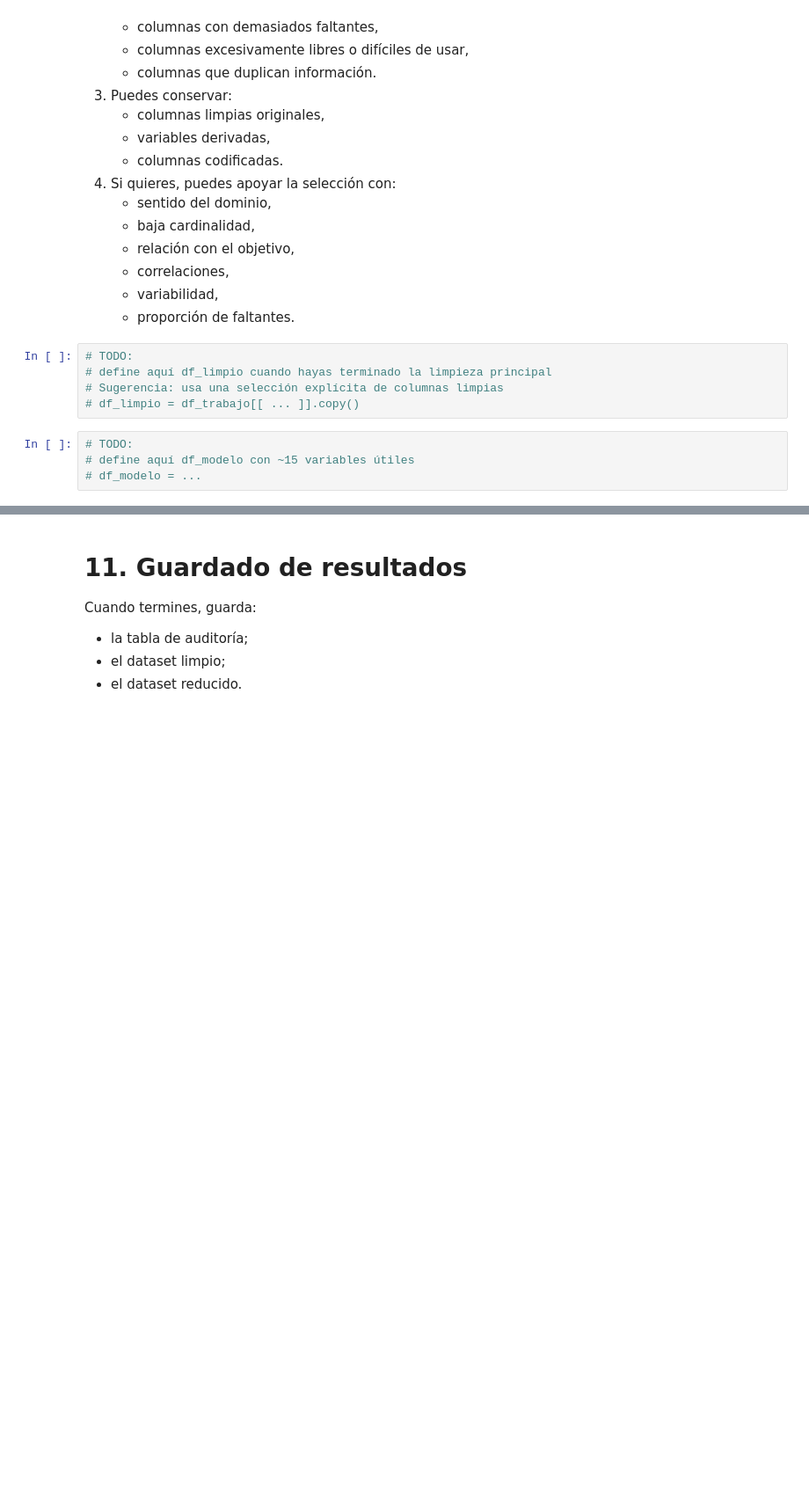
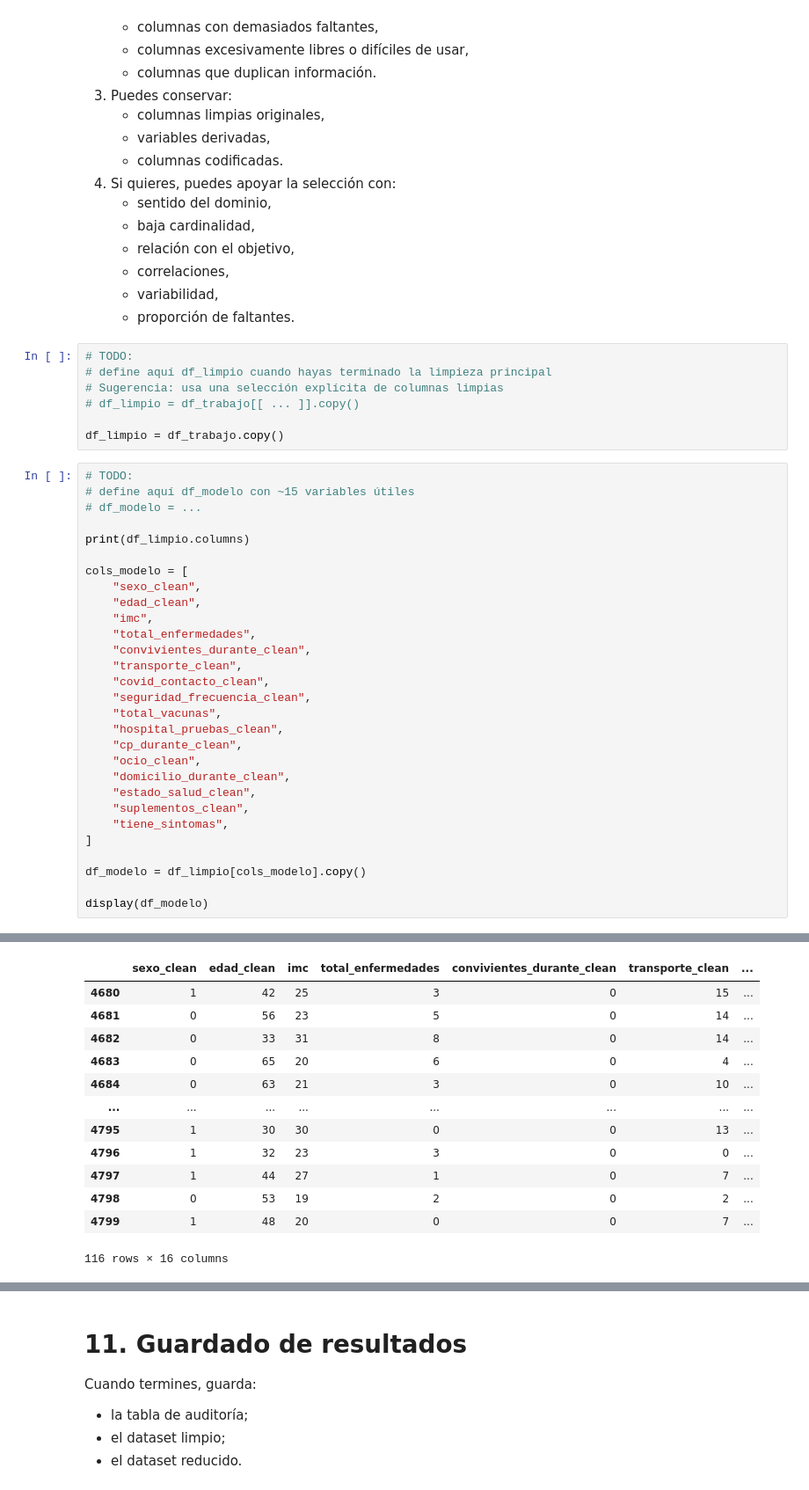
Before and after one commit to mxgueladrx/uma-25-26-2, a Jupyter notebook: AC1/Practica1/Notebook_Limpieza_EncuestaCOVID_ENUNCIADO.ipynb, the cells around one changed output, grey strips where cells are left out. Shown at 88% size. Cells and saved outputs as stored; diff of their text form; blank space fills up the shorter version.

```diff
--- a/AC1/Practica1/Notebook_Limpieza_EncuestaCOVID_ENUNCIADO.ipynb
+++ b/AC1/Practica1/Notebook_Limpieza_EncuestaCOVID_ENUNCIADO.ipynb
@@ -1568,7 +1829,35 @@ Crear `df_modelo` con aproximadamente **15 variables útiles**.
 # define aquí df_limpio cuando hayas terminado la limpieza principal
 # Sugerencia: usa una selección explícita de columnas limpias
 # df_limpio = df_trabajo[[ ... ]].copy()
+
+df_limpio = df_trabajo.copy()
 # %%
 # TODO:
 # define aquí df_modelo con ~15 variables útiles
 # df_modelo = ...
+
+print(df_limpio.columns)
+
+cols_modelo = [
+    "sexo_clean",
+    "edad_clean",
+    "imc",
+    "total_enfermedades",
+    "convivientes_durante_clean",
+    "transporte_clean",
+    "covid_contacto_clean",
+    "seguridad_frecuencia_clean",
+    "total_vacunas",
+    "hospital_pruebas_clean",
+    "cp_durante_clean",
+    "ocio_clean",
+    "domicilio_durante_clean",
+    "estado_salud_clean",
+    "suplementos_clean",
+    "tiene_sintomas",
+]
+
+df_modelo = df_limpio[cols_modelo].copy()
+
+display(df_modelo)
+# %% [output]
@@ -1575,3 +1879,16 @@ Crear `df_modelo` con aproximadamente **15 variables útiles**.
+|  | sexo_clean | edad_clean | imc | total_enfermedades | convivientes_durante_clean | transporte_clean | ... |
+| 4680 | 1 | 42 | 25 | 3 | 0 | 15 | ... |
+| 4681 | 0 | 56 | 23 | 5 | 0 | 14 | ... |
+| 4682 | 0 | 33 | 31 | 8 | 0 | 14 | ... |
+| 4683 | 0 | 65 | 20 | 6 | 0 | 4 | ... |
+| 4684 | 0 | 63 | 21 | 3 | 0 | 10 | ... |
+| ... | ... | ... | ... | ... | ... | ... | ... |
+| 4795 | 1 | 30 | 30 | 0 | 0 | 13 | ... |
+| 4796 | 1 | 32 | 23 | 3 | 0 | 0 | ... |
+| 4797 | 1 | 44 | 27 | 1 | 0 | 7 | ... |
+| 4798 | 0 | 53 | 19 | 2 | 0 | 2 | ... |
+| 4799 | 1 | 48 | 20 | 0 | 0 | 7 | ... |
+116 rows × 16 columns
 # %%
 # TODO:
 # justifica aquí tu selección de variables
```
Also changed, not shown: parts of 17 cells of this notebook, 12 other files.
